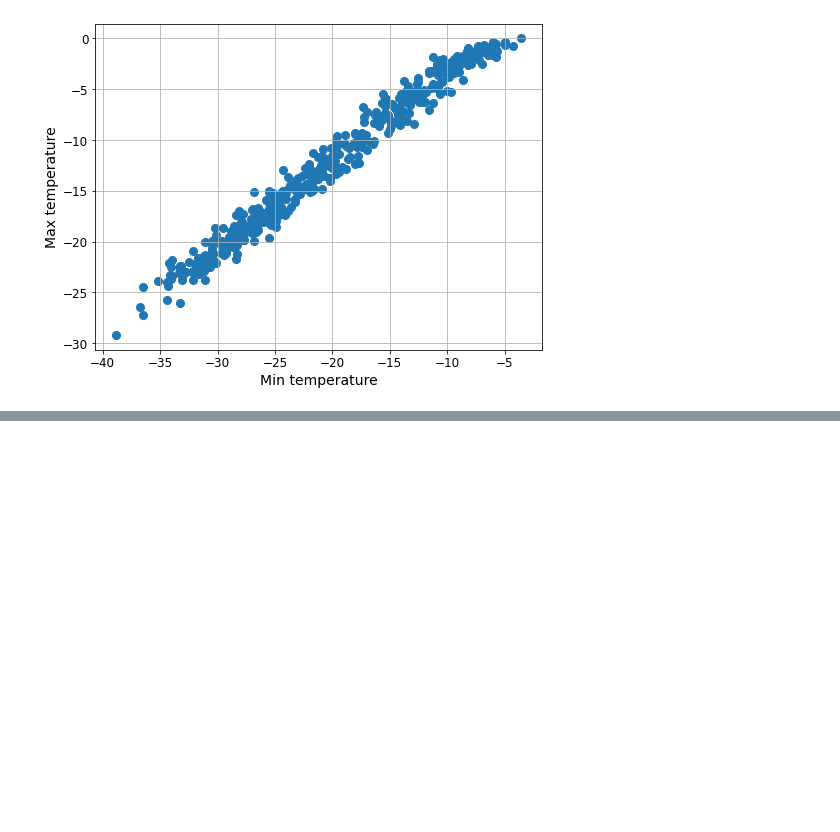
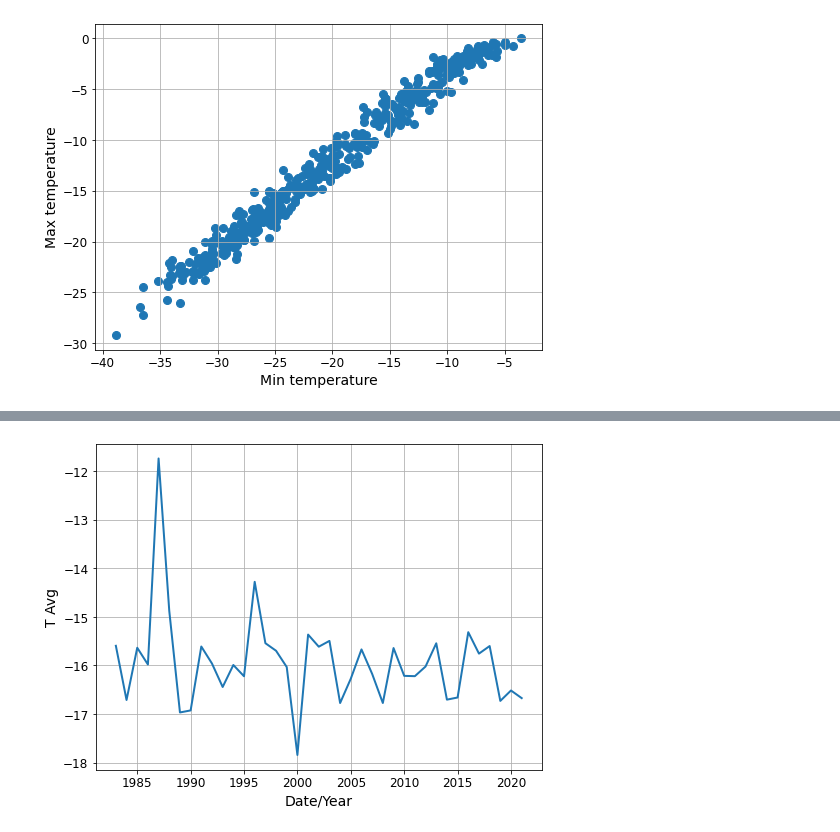
Before and after one commit to LeoausderDose/Praktikum_AWI, a Jupyter notebook: GVN/ImportingAlldata_Pandas.ipynb, the cells around one changed output, grey strips where cells are left out. Cells and saved outputs as stored; diff of their text form; code cells hidden in the pictures; blank space fills up the shorter version.

```diff
--- a/GVN/ImportingAlldata_Pandas.ipynb
+++ b/GVN/ImportingAlldata_Pandas.ipynb
@@ -283,0 +297,9 @@ plt.scatter(df_month['RH'], df_month['T2Avg'])
+# %%
+plt.plot(df_years['Date'], df_years['T2Avg'])
+
+plt.xlabel('Date/Year')
+plt.ylabel('T Avg')
+
+plt.savefig('GVN_Date_T2Avg.png', dpi = 300)
+# %% [output]
+[figure, added]
```
Also changed, not shown: parts of 7 cells of this notebook, 12 other files.
